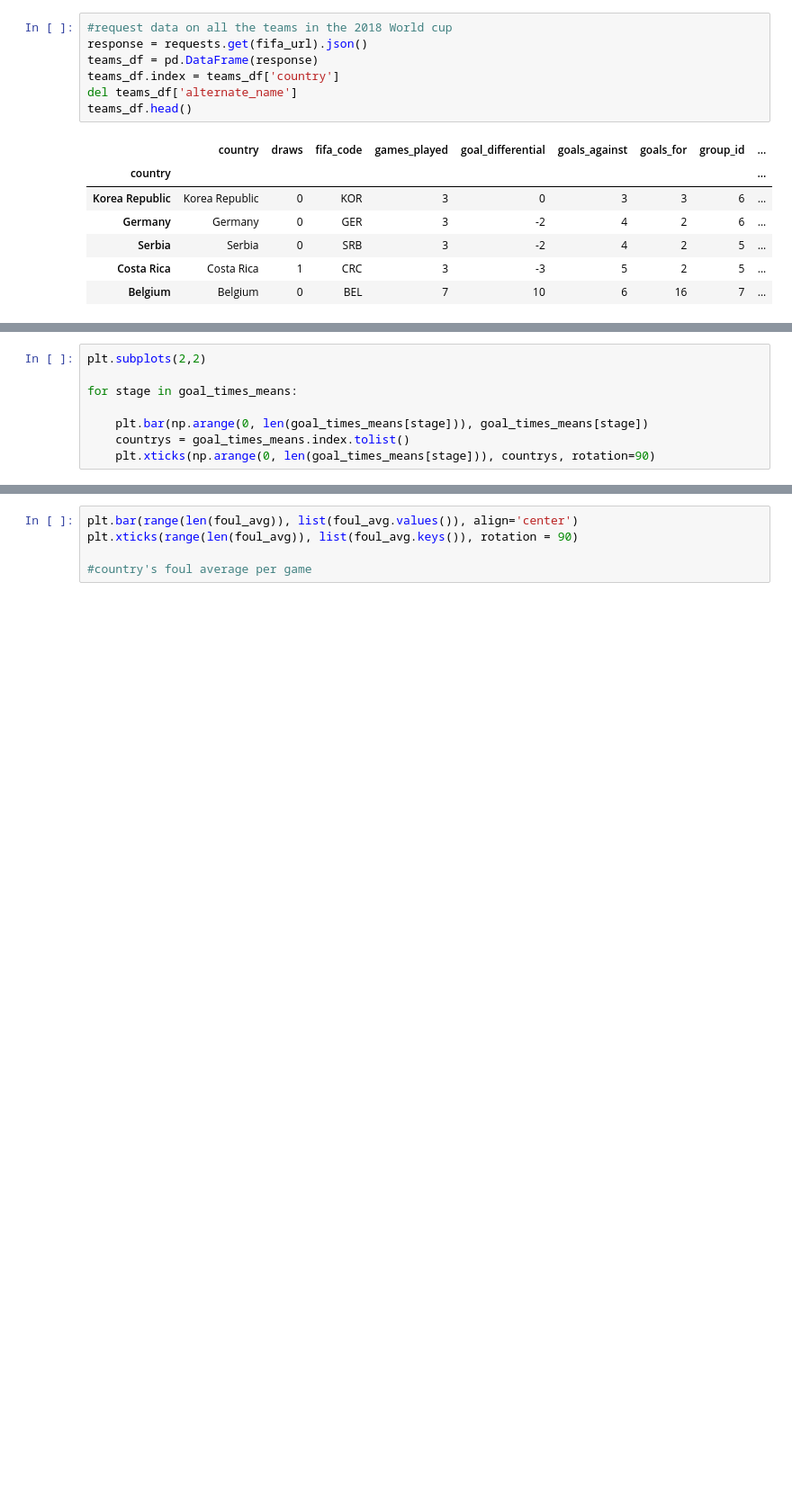
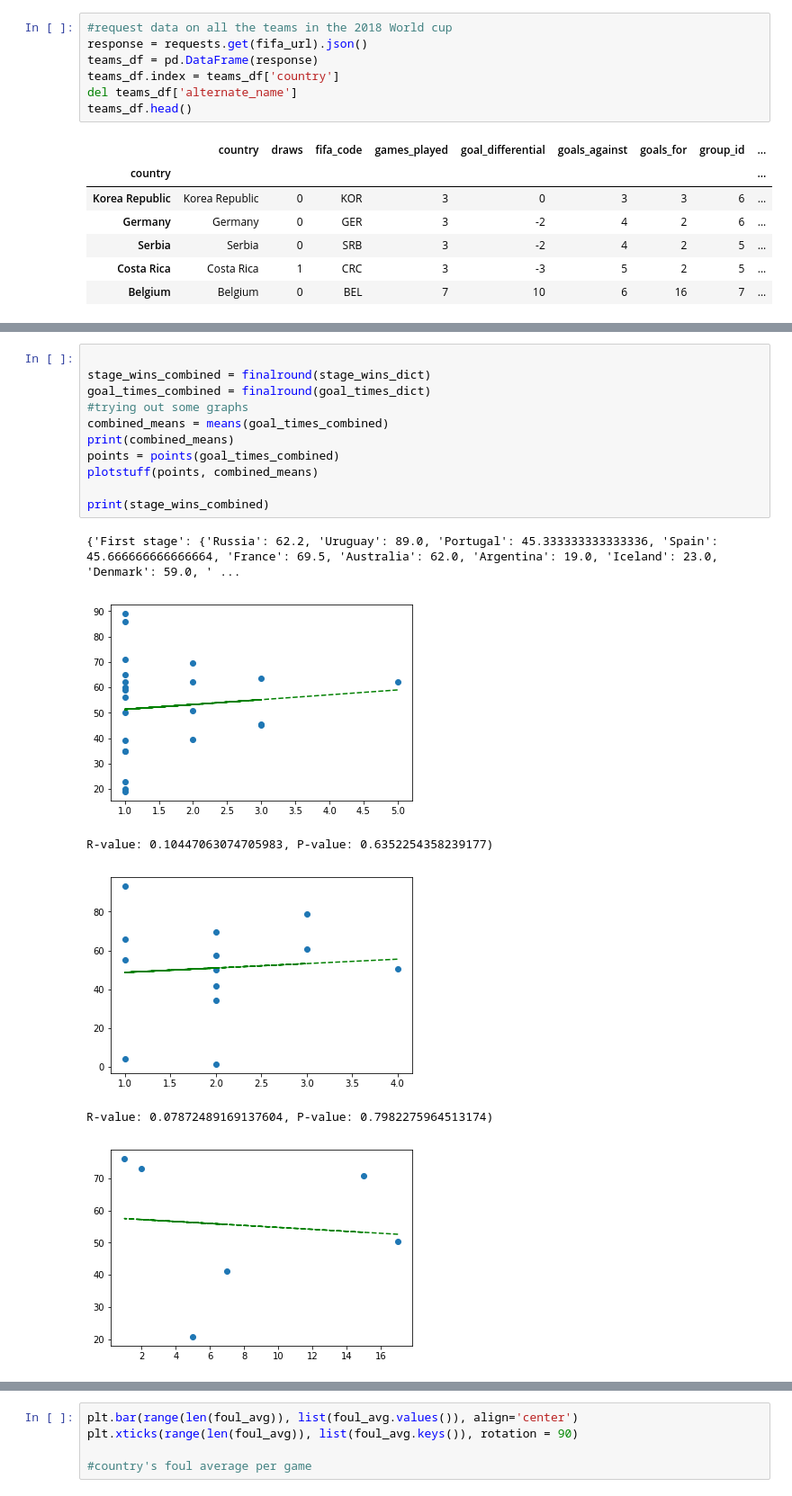
Before and after one commit to benjkedl/FIFA_2018_data, a Jupyter notebook: FIFA_API_project.ipynb, the cells around one changed output, grey strips where cells are left out. Shown: that part at 90% size. Drawn from its saved outputs; the diff is of its cells as text; blank space fills up the shorter version.

Commit message:
updated final code to include first goals and fouls committed

```diff
--- a/FIFA_API_project.ipynb
+++ b/FIFA_API_project.ipynb
@@ -94,8 +149,0 @@ for stage in goal_times_dict:
-# %%
-plt.subplots(2,2)
-
-for stage in goal_times_means:
-
-    plt.bar(np.arange(0, len(goal_times_means[stage])), goal_times_means[stage])
-    countrys = goal_times_means.index.tolist()
-    plt.xticks(np.arange(0, len(goal_times_means[stage])), countrys, rotation=90)
@@ -123,0 +239,18 @@ goal_type
+# %%
+
+stage_wins_combined = finalround(stage_wins_dict)
+goal_times_combined = finalround(goal_times_dict)
+#trying out some graphs
+combined_means = means(goal_times_combined)
+print(combined_means)
+points = points(goal_times_combined)
+plotstuff(points, combined_means)
+
+print(stage_wins_combined)
+# %% [output]
+{'First stage': {'Russia': 62.2, 'Uruguay': 89.0, 'Portugal': 45.333333333333336, 'Spain': 45.666666666666664, 'France': 69.5, 'Australia': 62.0, 'Argentina': 19.0, 'Iceland': 23.0, 'Denmark': 59.0, ' ...
+[figure, added]
+R-value: 0.10447063074705983, P-value: 0.6352254358239177)
+[figure, added]
+R-value: 0.07872489169137604, P-value: 0.7982275964513174)
+[figure, added]
```
Also changed, not shown: parts of 15 cells of this notebook, 4 other files.
